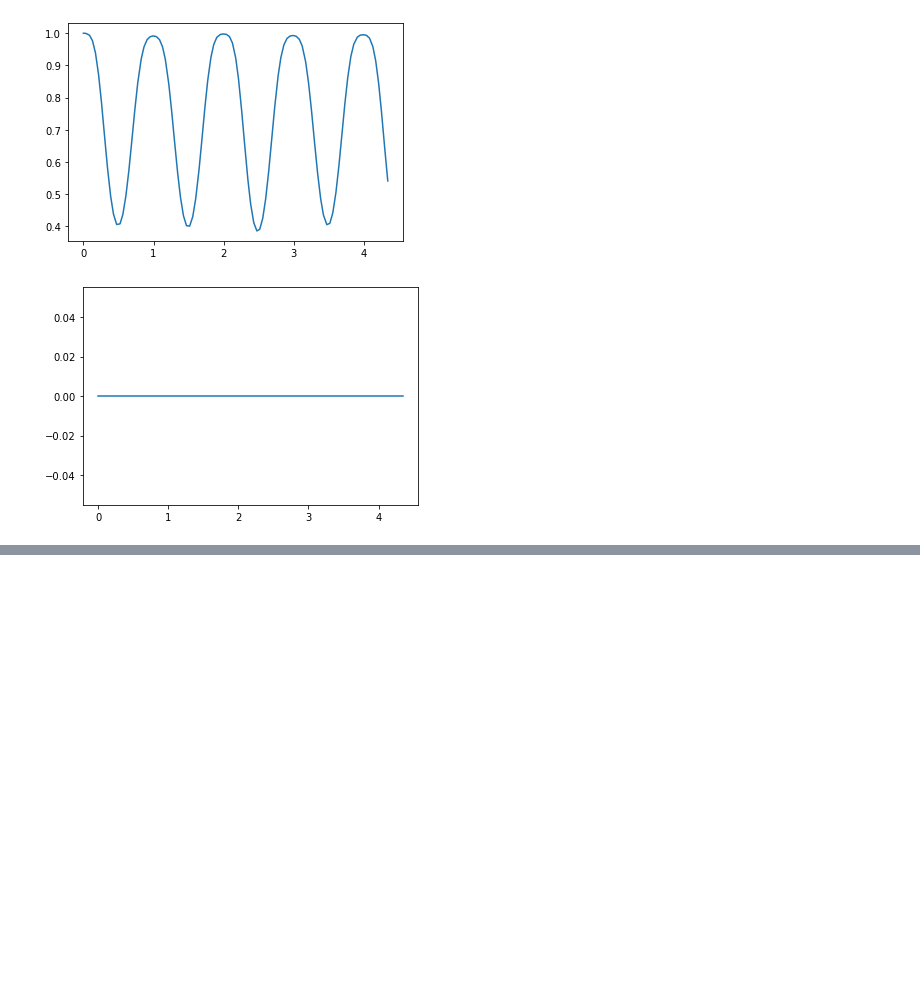
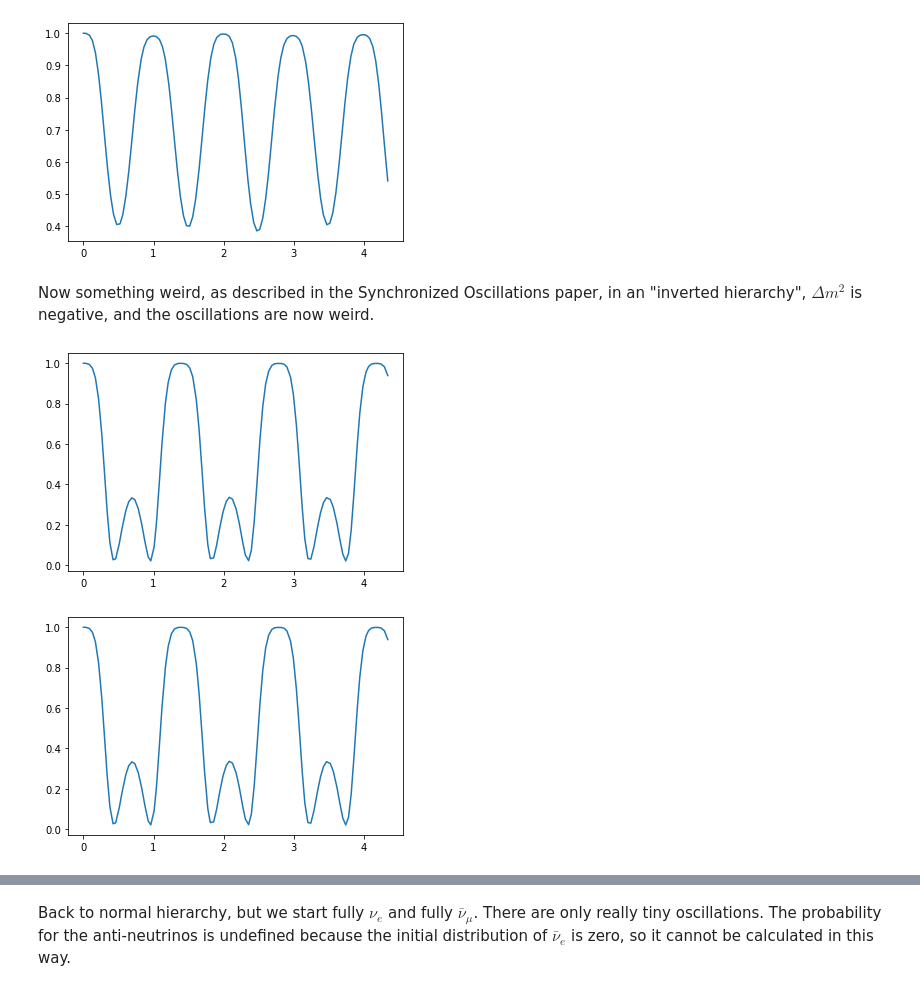
Before and after one commit to nuLABatUSD/QKESolve, a Jupyter notebook: 2023-8 (anti-neutrinos).ipynb, the cells around one changed output, grey strips where cells are left out. Drawn from its saved outputs; the diff is of its cells as text; code cells hidden in the pictures; blank space fills up the shorter version.

```diff
--- a/2023-8 (anti-neutrinos).ipynb
+++ b/2023-8 (anti-neutrinos).ipynb
@@ -129,9 +237,3 @@ plt.show()
 # %% [output]
 [figure]
 [figure]
-# %%
-plt.figure()
-plt.plot(t * dm2/(2*2.2*T), probability - probability_bar)
-plt.show()
-# %% [output]
-[figure, removed]
@@ -181,0 +240,59 @@ y0= der.newarray_maker(ym0, np.zeros((N, 4)))
+# %% [markdown]
+Now something weird, as described in the Synchronized Oscillations paper, in an "inverted hierarchy", $\Delta m^2$ is negative, and the oscillations are now weird.
+# %%
+%%time
+N=100
+Emax= 10
+dm2= 2.5*10**-15
+th= .5*np.arcsin(.8)
+T= .3                  # T= (k/2650.89)^.25
+cT= 0
+
+Eval= np.linspace(Emax/N, Emax, N)
+
+
+ym0= np.zeros((N,4))
+for i in range(len(ym0)):
+    p0= 1/(np.exp(Eval[i])+1)
+    ym0[i,:]= [p0,0,0,1]
+
+
+
+ym0_bar= np.zeros((N,4))
+for i in range(len(ym0_bar)):
+    p0= 1/(np.exp(Eval[i])+1)
+    ym0_bar[i,:]= [p0,0,0,1]
+
+
+p= np.zeros(N+5)
+p[-1]= - dm2
+p[-2]= th
+p[:N]= np.linspace(Emax/N, Emax, N)
+p[-3]= T
+p[-4]= cT
+p[-5]= -1
+
+y0= der.newarray_maker(ym0, ym0_bar)
+t0= 0
+dt0=  0.01/np.max(np.abs(der.f(t0,y0,p)))
+N_step = 100
+dN = 10
+tau_final=10
+t_final = tau_final*2*2.2*T/dm2
+
+t, y, dx, end = ODE.ODEOneRun(t0, y0, dt0, p, N_step, dN, t_final)
+
+probability= der.probability(ym0, Eval, t, y[:, :4*N])
+
+plt.figure()
+plt.plot(t * dm2/(2*2.2*T), probability)
+plt.show()
+
+probability_bar= der.probability(ym0_bar, Eval, t, y[:, 4*N:])
+
+plt.figure()
+plt.plot(t * dm2/(2*2.2*T), probability_bar)
+plt.show()
+# %% [output]
+[figure, added]
+[figure, added]
@@ -181,0 +301,2 @@ y0= der.newarray_maker(ym0, np.zeros((N, 4)))
+# %% [markdown]
+Back to normal hierarchy, but we start fully $\nu_e$ and fully $\bar\nu_\mu$.  There are only really tiny oscillations.  The probability for the anti-neutrinos is undefined because the initial distribution of $\bar\nu_e$ is zero, so it cannot be calculated in this way.
```
Also changed, not shown: parts of 24 cells of this notebook.
